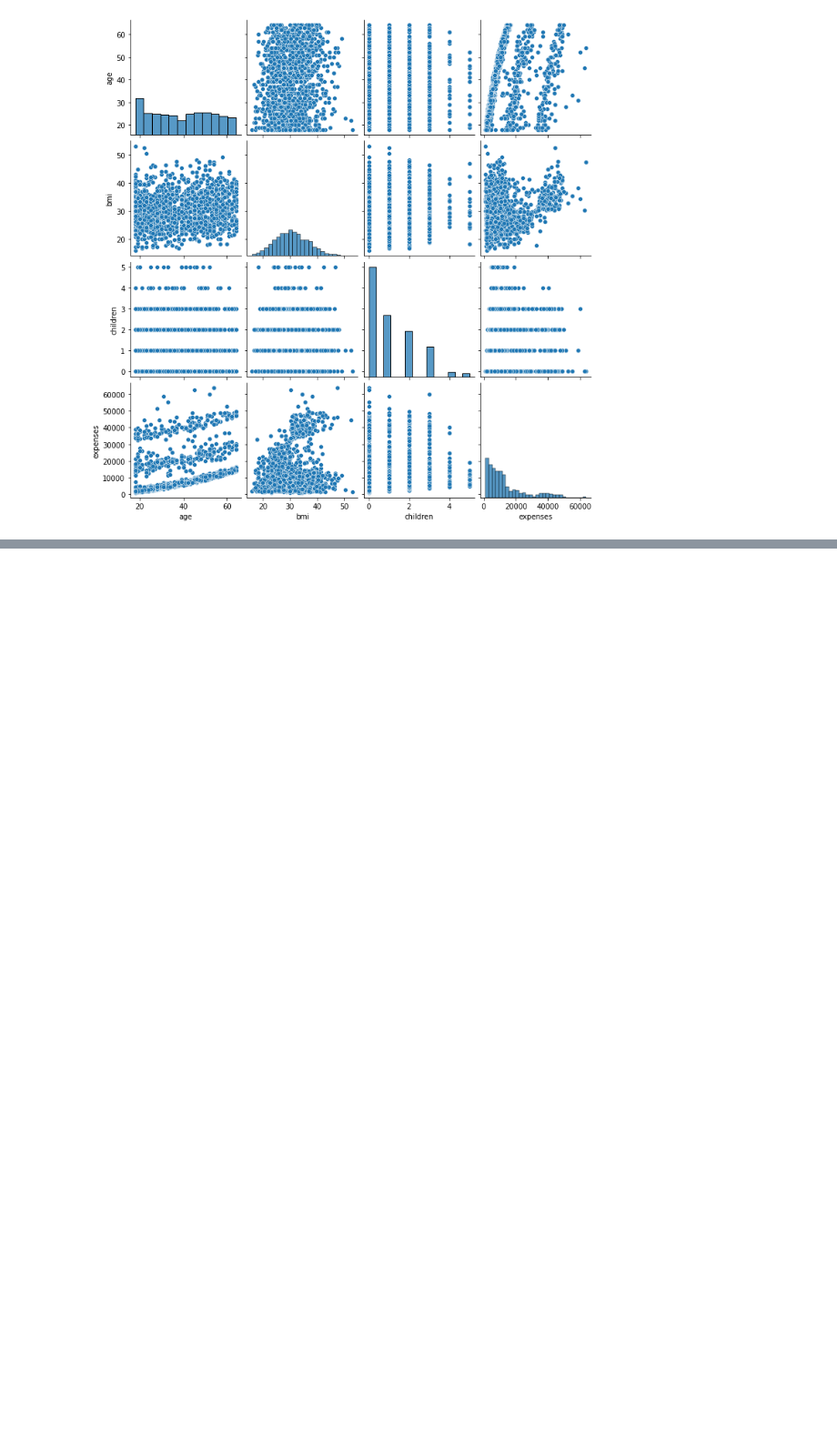
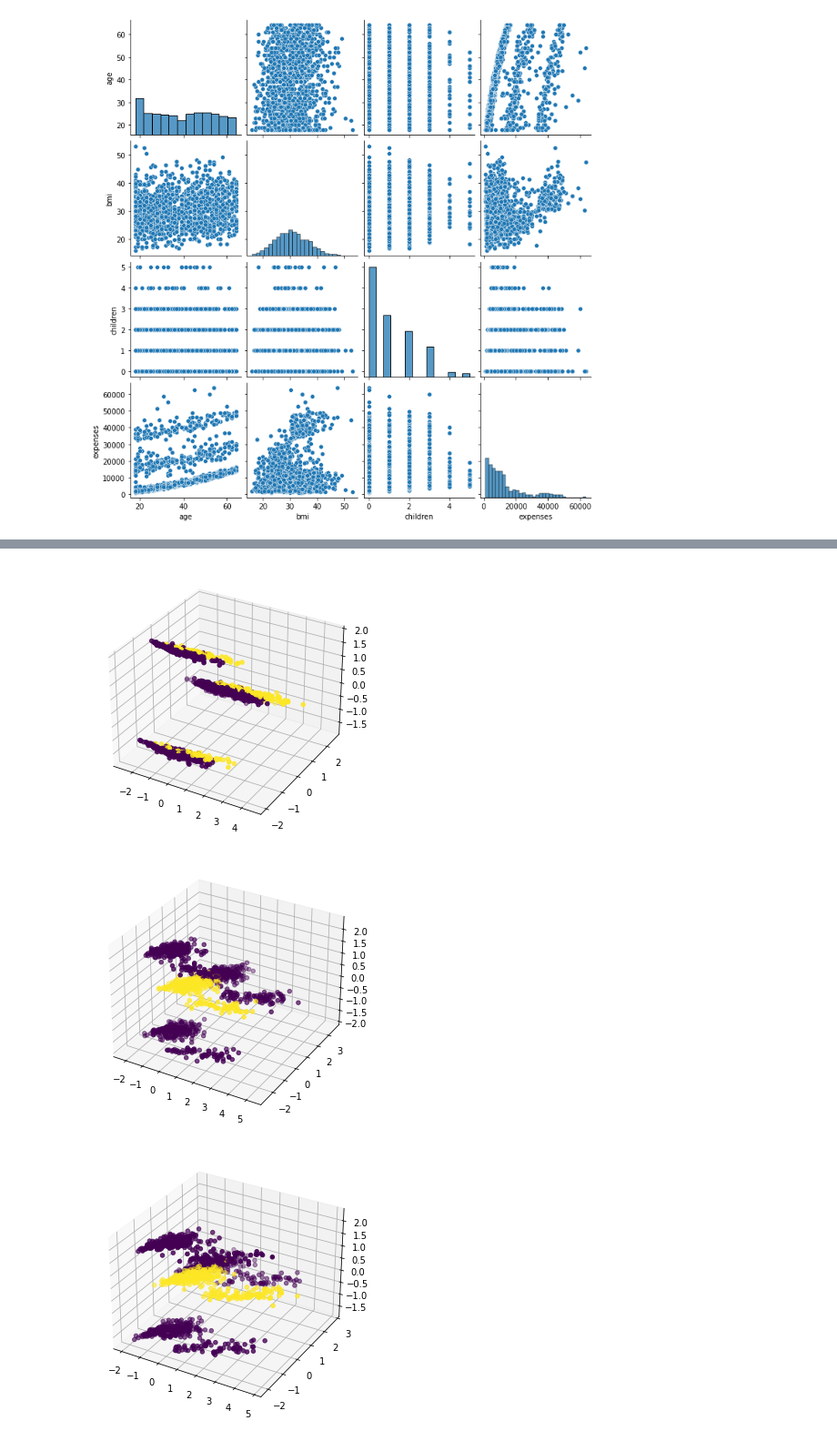
Before and after one commit to jaguilera95/ApC-GPA606, a Jupyter notebook: src/Practica1-Regression2021.ipynb, the cells around one changed output, grey strips where cells are left out. Shown at 91% size. Drawn from its saved outputs; the diff is of its cells as text; code cells hidden in the pictures; blank space fills up the shorter version.

```diff
--- a/src/Practica1-Regression2021.ipynb
+++ b/src/Practica1-Regression2021.ipynb
@@ -104,0 +141,41 @@ relacio = sns.pairplot(df)
+# %%
+def show_3d_plot(df, column):
+    y = df[column].to_numpy()
+    X = df.drop([column], axis="columns").to_numpy()
+
+    scaler = StandardScaler()
+    X_s = scaler.fit_transform(X)
+
+    pca=PCA(n_components=3)
+    X_train_3dim = pca.fit_transform(X_s)
+
+    fig = plt.figure()
+    ax = Axes3D(fig, auto_add_to_figure=False)
+    fig.add_axes(ax)
+    ax.scatter(X_train_3dim[:,0], X_train_3dim[:,1], X_train_3dim[:,2], c=y)
+
+    plt.show()
+
+def show_2d_plot(df, column):
+    y = df[column].to_numpy()
+    X = df.drop([column], axis="columns").to_numpy()
+
+    scaler = StandardScaler()
+    X_s = scaler.fit_transform(X)
+
+    pca=PCA(n_components=2)
+    X_train_3dim = pca.fit_transform(X_s)
+
+    plt.scatter(X_train_3dim[:,0],X_train_3dim[:,1], c=y)
+    plt.show()
+
+show_3d_plot(df, 'smoker')
+
+show_3d_plot(df, 'southwest')
+show_3d_plot(df, 'southeast')
+show_3d_plot(df, 'northwest')
+show_3d_plot(df, 'northeast')
+# %% [output]
+[figure, added]
+[figure, added]
+[figure, added]
```
Also changed, not shown: parts of 8 cells of this notebook, 1 other file.
